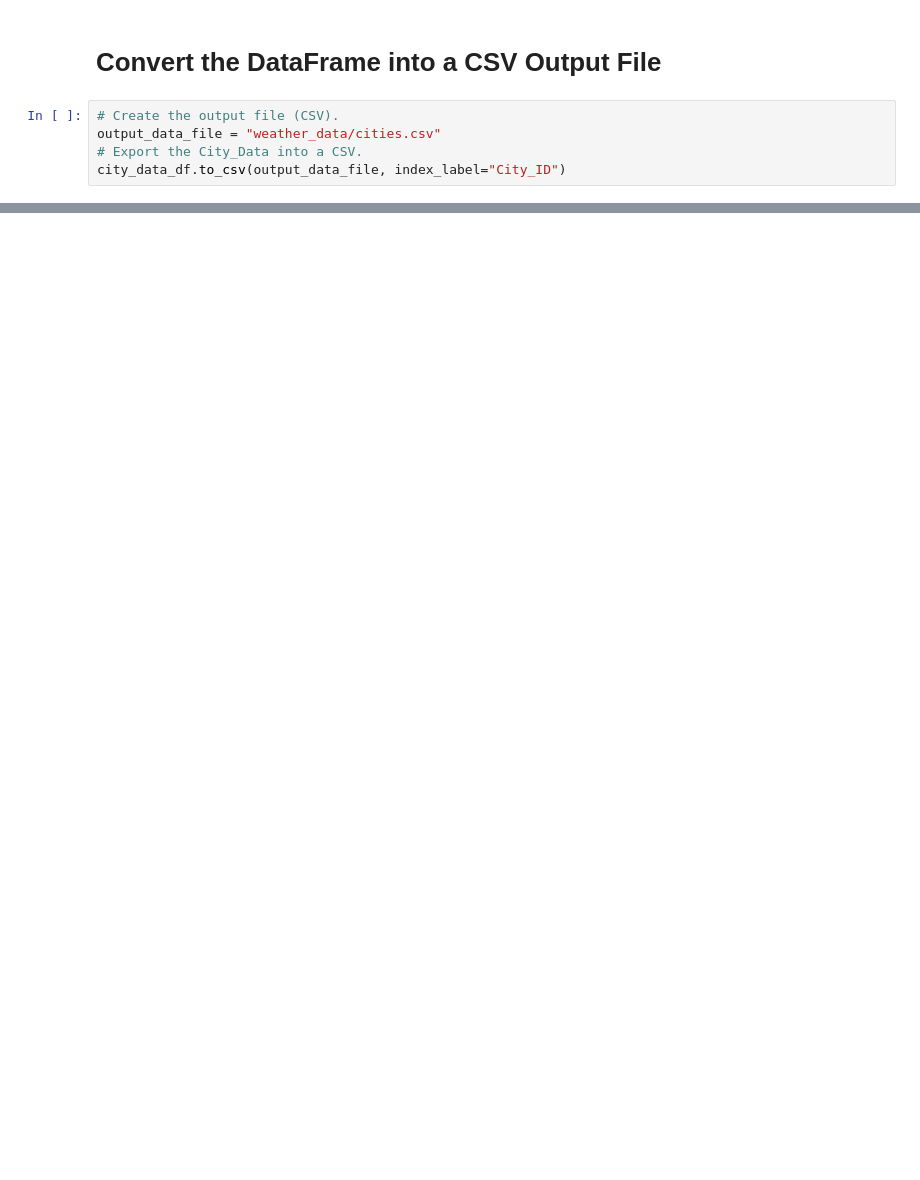
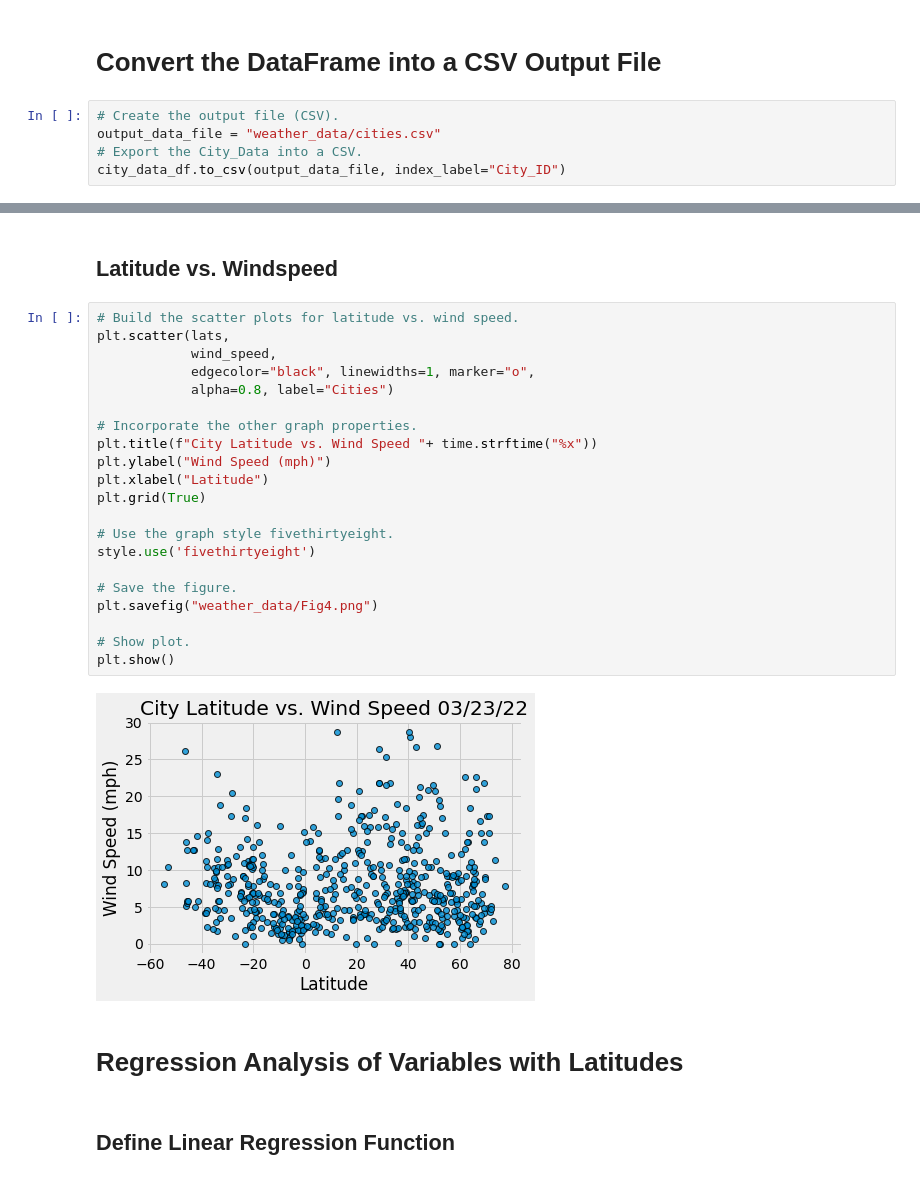
Before and after one commit to Fabalin/World_Weather_Analysis, a Jupyter notebook: WeatherPy.ipynb, the cells around one changed output, grey strips where cells are left out. Drawn from its saved outputs; the diff is of its cells as text; blank space fills up the shorter version.

```diff
--- a/WeatherPy.ipynb
+++ b/WeatherPy.ipynb
@@ -190,0 +280,29 @@ city_data_df.to_csv(output_data_file, index_label="City_ID")
+# %% [markdown]
+## Latitude vs. Windspeed
+# %%
+# Build the scatter plots for latitude vs. wind speed.
+plt.scatter(lats,
+            wind_speed,
+            edgecolor="black", linewidths=1, marker="o",
+            alpha=0.8, label="Cities")
+
+# Incorporate the other graph properties.
+plt.title(f"City Latitude vs. Wind Speed "+ time.strftime("%x"))
+plt.ylabel("Wind Speed (mph)")
+plt.xlabel("Latitude")
+plt.grid(True)
+
+# Use the graph style fivethirtyeight.
+style.use('fivethirtyeight')
+
+# Save the figure.
+plt.savefig("weather_data/Fig4.png")
+
+# Show plot.
+plt.show()
+# %% [output]
+[figure, added]
+# %% [markdown]
+# Regression Analysis of Variables with Latitudes
+# %% [markdown]
+## Define Linear Regression Function
```
Also changed, not shown: parts of 30 cells of this notebook.
